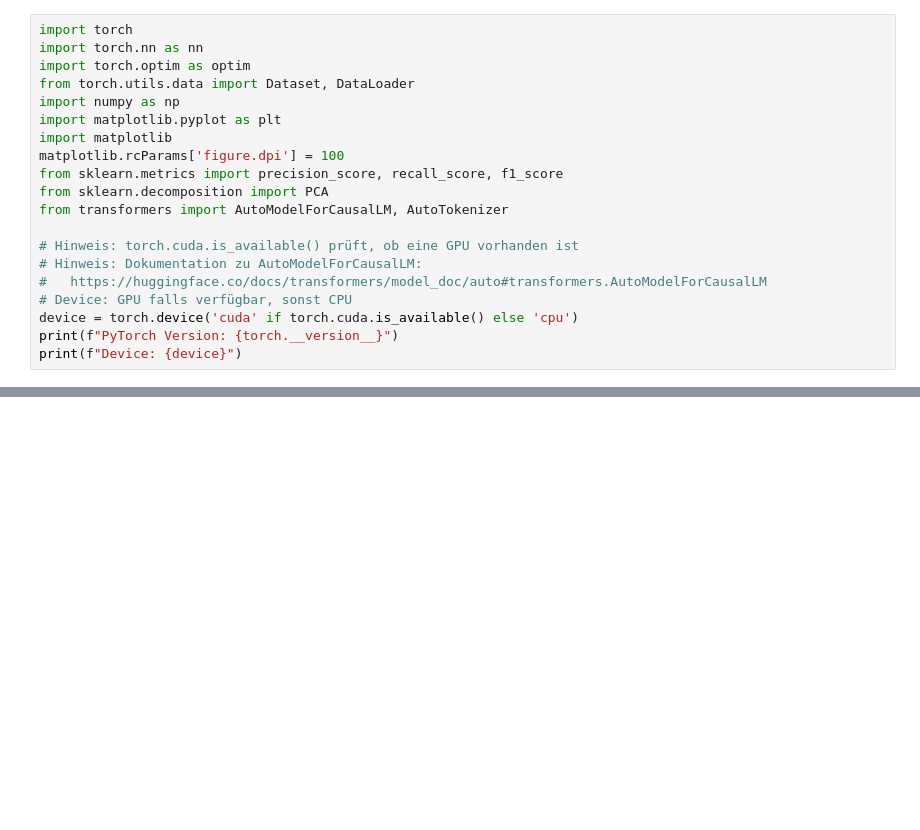
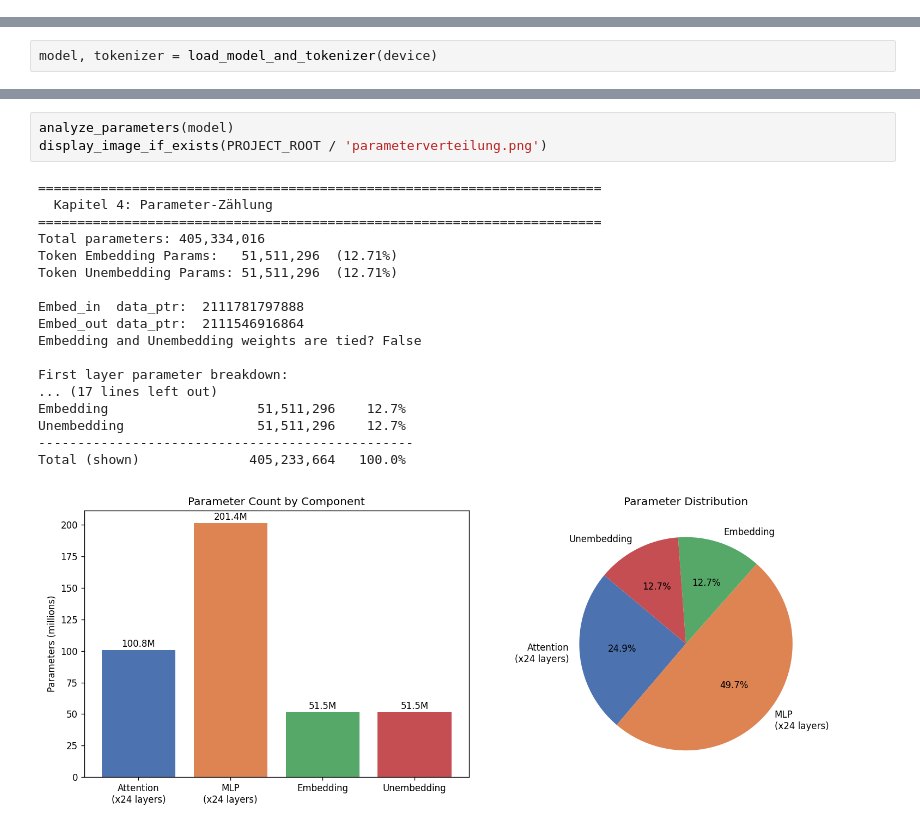
Before and after one commit to ia13400/AI_Frameworks_Ex, a Jupyter notebook: assignement/01_Model_Inspection.ipynb, the cells around one changed output, grey strips where cells are left out. Saved outputs shown, nothing was run; the diff lists cells and outputs as text; blank space fills up the shorter version.

```diff
--- a/assignement/01_Model_Inspection.ipynb
+++ b/assignement/01_Model_Inspection.ipynb
@@ -13,20 +0,0 @@
-# %%
-import torch
-import torch.nn as nn
-import torch.optim as optim
-from torch.utils.data import Dataset, DataLoader
-import numpy as np
-import matplotlib.pyplot as plt
-import matplotlib
-matplotlib.rcParams['figure.dpi'] = 100
-from sklearn.metrics import precision_score, recall_score, f1_score
-from sklearn.decomposition import PCA
-from transformers import AutoModelForCausalLM, AutoTokenizer
-
-# Hinweis: torch.cuda.is_available() prüft, ob eine GPU vorhanden ist
-# Hinweis: Dokumentation zu AutoModelForCausalLM:
-#   https://huggingface.co/docs/transformers/model_doc/auto#transformers.AutoModelForCausalLM
-# Device: GPU falls verfügbar, sonst CPU
-device = torch.device('cuda' if torch.cuda.is_available() else 'cpu')
-print(f"PyTorch Version: {torch.__version__}")
-print(f"Device: {device}")
@@ -1168,0 +72,2 @@ Die ähnlichsten Tokens zu „ Paris" im Embedding-Raum sind „Paris" (ohne Lee
+# %%
+model, tokenizer = load_model_and_tokenizer(device)
@@ -1168,0 +132,22 @@ Die ähnlichsten Tokens zu „ Paris" im Embedding-Raum sind „Paris" (ohne Lee
+# %%
+analyze_parameters(model)
+display_image_if_exists(PROJECT_ROOT / 'parameterverteilung.png')
+# %% [output]
+========================================================================
+  Kapitel 4: Parameter-Zählung
+========================================================================
+Total parameters: 405,334,016
+Token Embedding Params:   51,511,296  (12.71%)
+Token Unembedding Params: 51,511,296  (12.71%)
+
+Embed_in  data_ptr:  2111781797888
+Embed_out data_ptr:  2111546916864
+Embedding and Unembedding weights are tied? False
+
+First layer parameter breakdown:
+... (17 lines left out)
+Embedding                   51,511,296    12.7%
+Unembedding                 51,511,296    12.7%
+------------------------------------------------
+Total (shown)              405,233,664   100.0%
+[figure, added]
```
Also changed, not shown: parts of 64 cells of this notebook, 25 other files.
